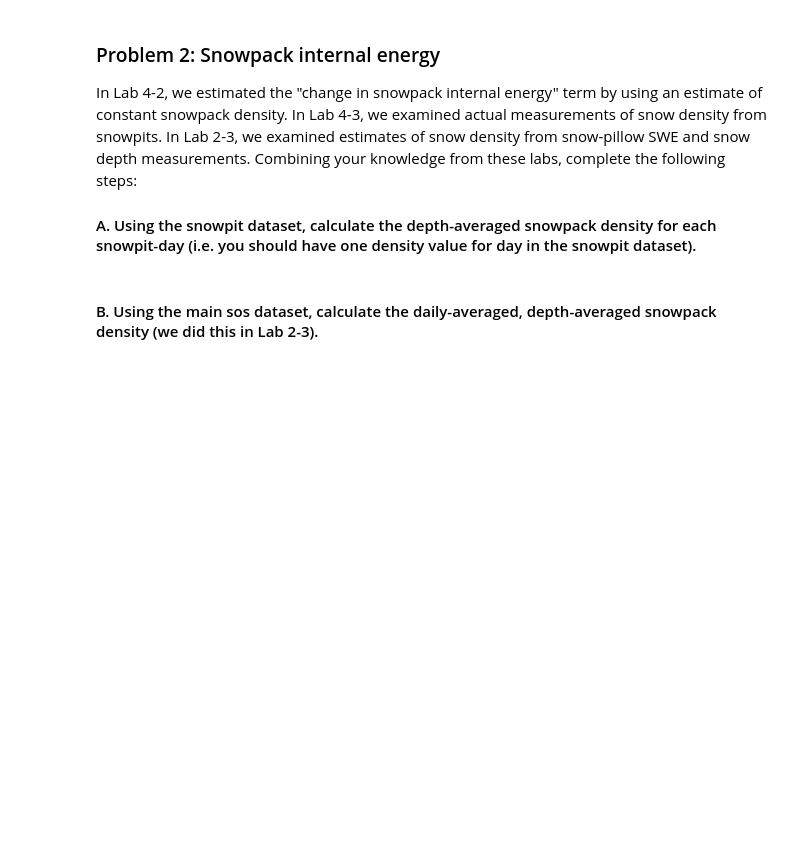
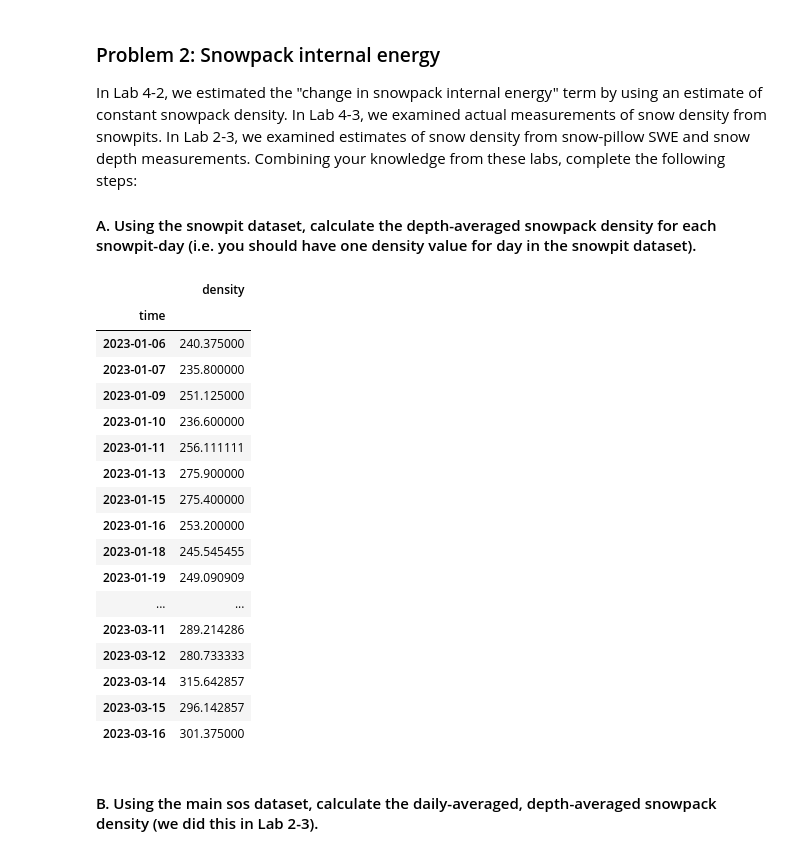
Before and after one commit to clinton-alden/snow_hydrology_WI25, a Jupyter notebook: module4/homework4.ipynb, the cells around one changed output. Cells and saved outputs as stored; diff of their text form; code cells hidden in the pictures; blank space fills up the shorter version.

```diff
--- a/module4/homework4.ipynb
+++ b/module4/homework4.ipynb
@@ -56,2 +73,27 @@ In Lab 4-2, we estimated the "change in snowpack internal energy" term by using
+# %%
+# Group by the date column and calculate the mean of the 'value' column
+average_density = snowpit_df.groupby(snowpit_df['time'].dt.date)['density'].mean().reset_index()
+average_density['time'] = pd.to_datetime(average_density['time'])
+average_density.set_index('time', inplace=True)
+average_density
+# %% [output]
+|  | density |
+| time |  |
+| 2023-01-06 | 240.375000 |
+| 2023-01-07 | 235.800000 |
+| 2023-01-09 | 251.125000 |
+| 2023-01-10 | 236.600000 |
+| 2023-01-11 | 256.111111 |
+| 2023-01-13 | 275.900000 |
+| 2023-01-15 | 275.400000 |
+| 2023-01-16 | 253.200000 |
+| 2023-01-18 | 245.545455 |
+| 2023-01-19 | 249.090909 |
+| ... | ... |
+| 2023-03-11 | 289.214286 |
+| 2023-03-12 | 280.733333 |
+| 2023-03-14 | 315.642857 |
+| 2023-03-15 | 296.142857 |
+| 2023-03-16 | 301.375000 |
 # %% [markdown]
 #### B. Using the main sos dataset, calculate the daily-averaged, depth-averaged snowpack density (we did this in Lab 2-3).
```
Also changed, not shown: parts of 9 cells of this notebook.
